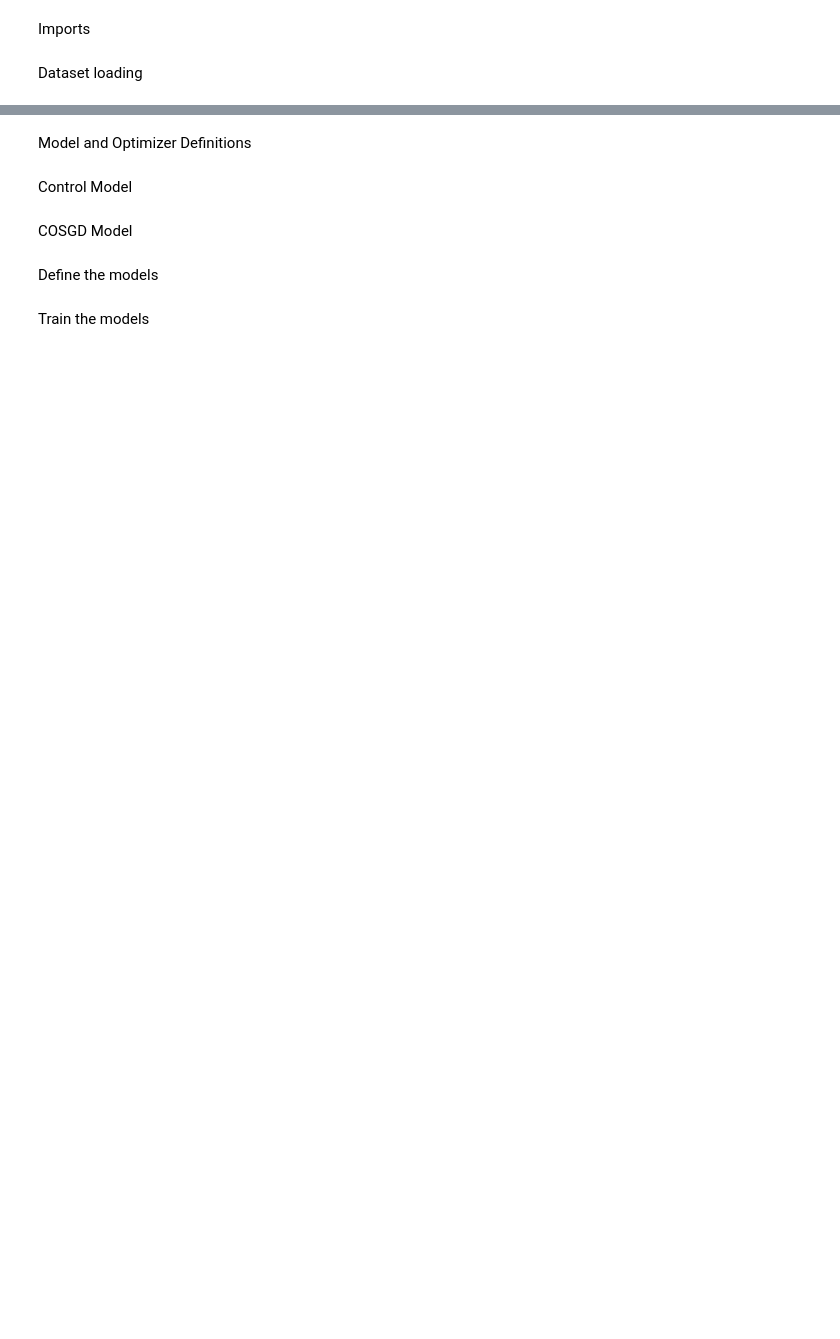
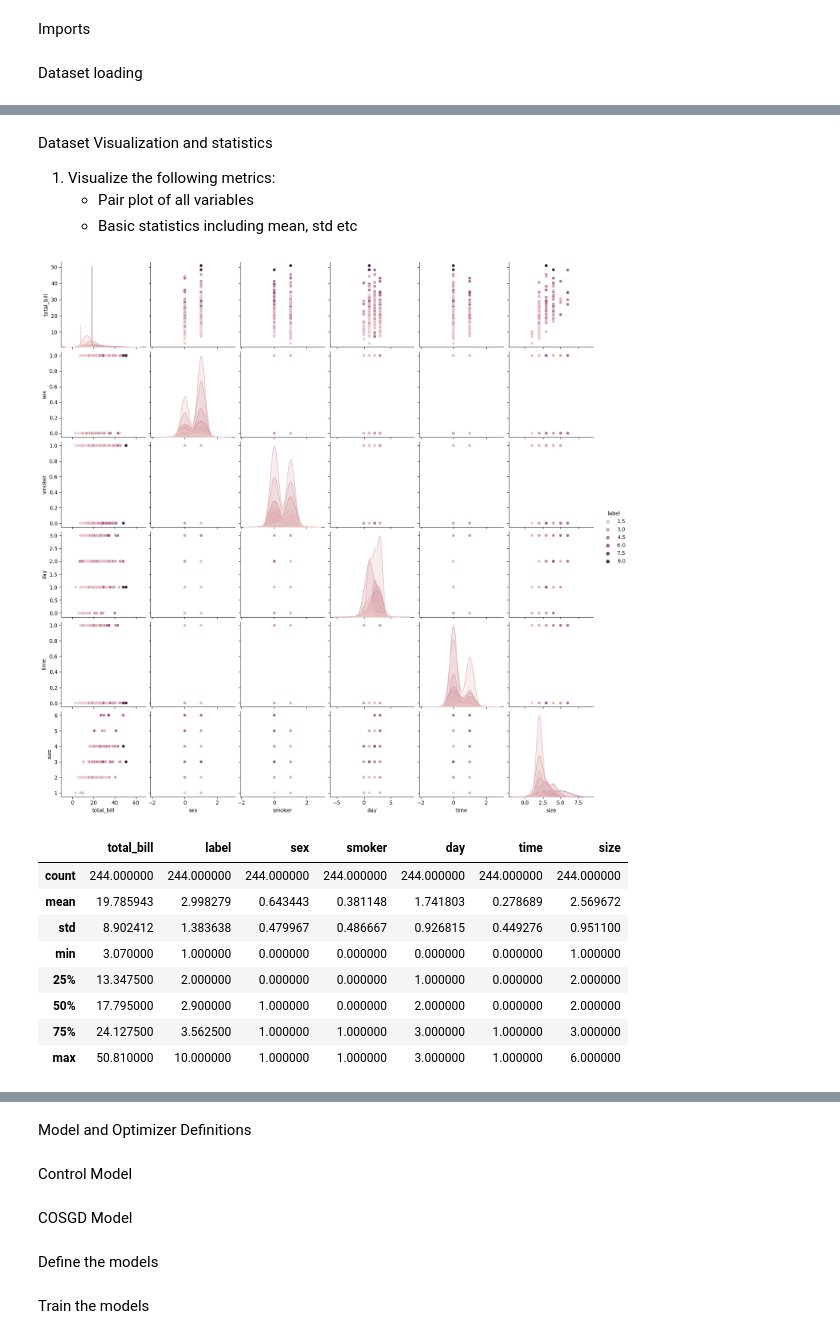
Before and after one commit to rayden96/COSGD_Optmizer, a Jupyter notebook: tester.ipynb, the cells around one changed output, grey strips where cells are left out. Cells and saved outputs as stored; diff of their text form; code cells hidden in the pictures; blank space fills up the shorter version.

Commit message:
Basic Pipeline configured

```diff
--- a/tester.ipynb
+++ b/tester.ipynb
@@ -50,20 +61,24 @@ TODO: identify visualization and statistics relevant to the method to display (c
-# %%
-def cluster_dataset(dataset, n_clusters=5):
-    kmeans = KMeans(n_clusters=n_clusters)
-    features = dataset.drop('tip', axis=1).values
-    clusters = kmeans.fit_predict(features)
-    dataset['cluster'] = clusters
-
-    return dataset, clusters
-
-# Cluster the dataset
-n_clusters = 5
-dataset, clusters = cluster_dataset(dataset, n_clusters=n_clusters)
-dataset.head()
-
-#graph the clusters
-import matplotlib.pyplot as plt
-import seaborn as sns
-
-sns.countplot(x='cluster', data=dataset)
-plt.show()
+# %% [markdown]
+Dataset Visualization and statistics
+
+1. Visualize the following metrics:
+    - Pair plot of all variables
+    - Basic statistics including mean, std etc
+# %%
+#create and show a pair plot of the clusters
+sns.pairplot(dataset, hue='label')
+plt.show()
+
+#show the basic statistics of the dataset
+dataset.describe()
+# %% [output]
+[figure, added]
+|  | total_bill | label | sex | smoker | day | time | size |
+| count | 244.000000 | 244.000000 | 244.000000 | 244.000000 | 244.000000 | 244.000000 | 244.000000 |
+| mean | 19.785943 | 2.998279 | 0.643443 | 0.381148 | 1.741803 | 0.278689 | 2.569672 |
+| std | 8.902412 | 1.383638 | 0.479967 | 0.486667 | 0.926815 | 0.449276 | 0.951100 |
+| min | 3.070000 | 1.000000 | 0.000000 | 0.000000 | 0.000000 | 0.000000 | 1.000000 |
+| 25% | 13.347500 | 2.000000 | 0.000000 | 0.000000 | 1.000000 | 0.000000 | 2.000000 |
+| 50% | 17.795000 | 2.900000 | 1.000000 | 0.000000 | 2.000000 | 0.000000 | 2.000000 |
+| 75% | 24.127500 | 3.562500 | 1.000000 | 1.000000 | 3.000000 | 1.000000 | 3.000000 |
+| max | 50.810000 | 10.000000 | 1.000000 | 1.000000 | 3.000000 | 1.000000 | 6.000000 |
```
Also changed, not shown: parts of 9 cells of this notebook.
